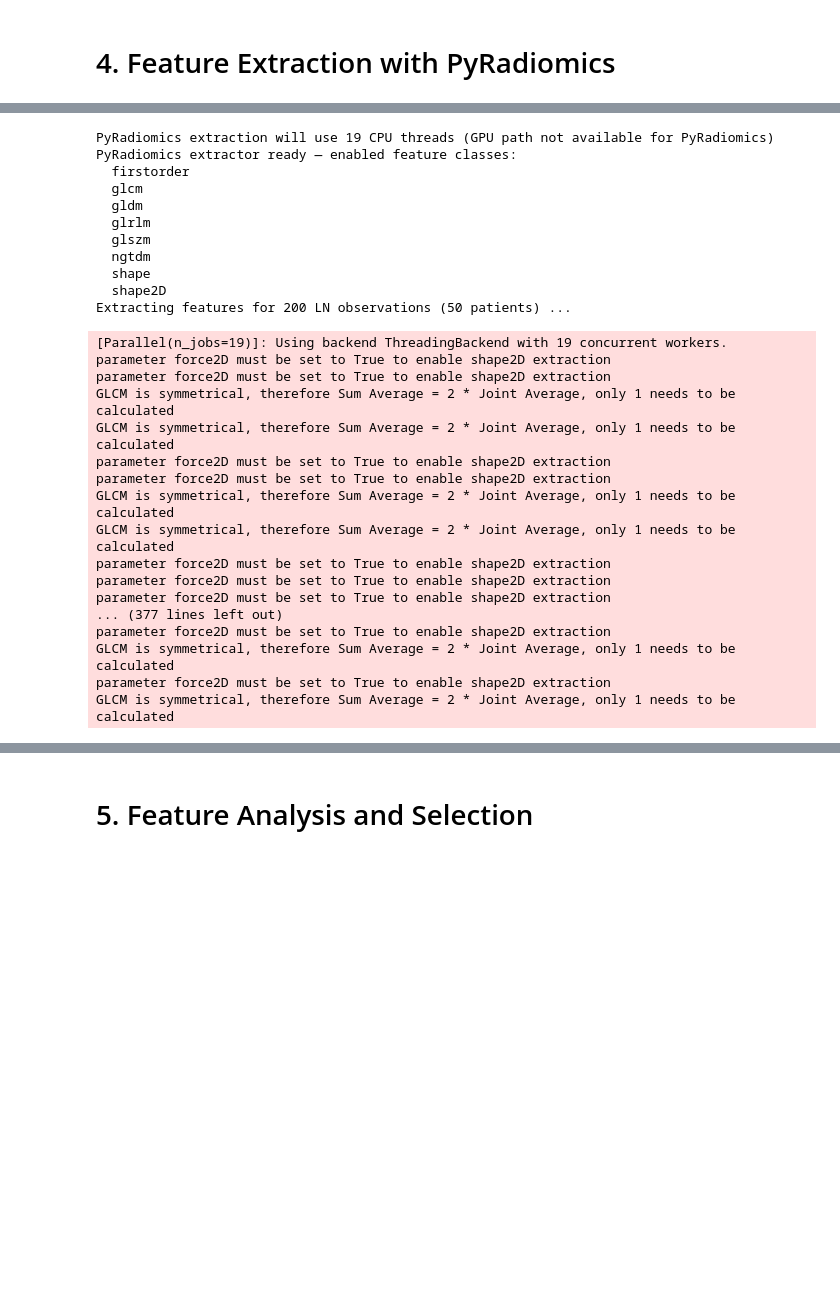
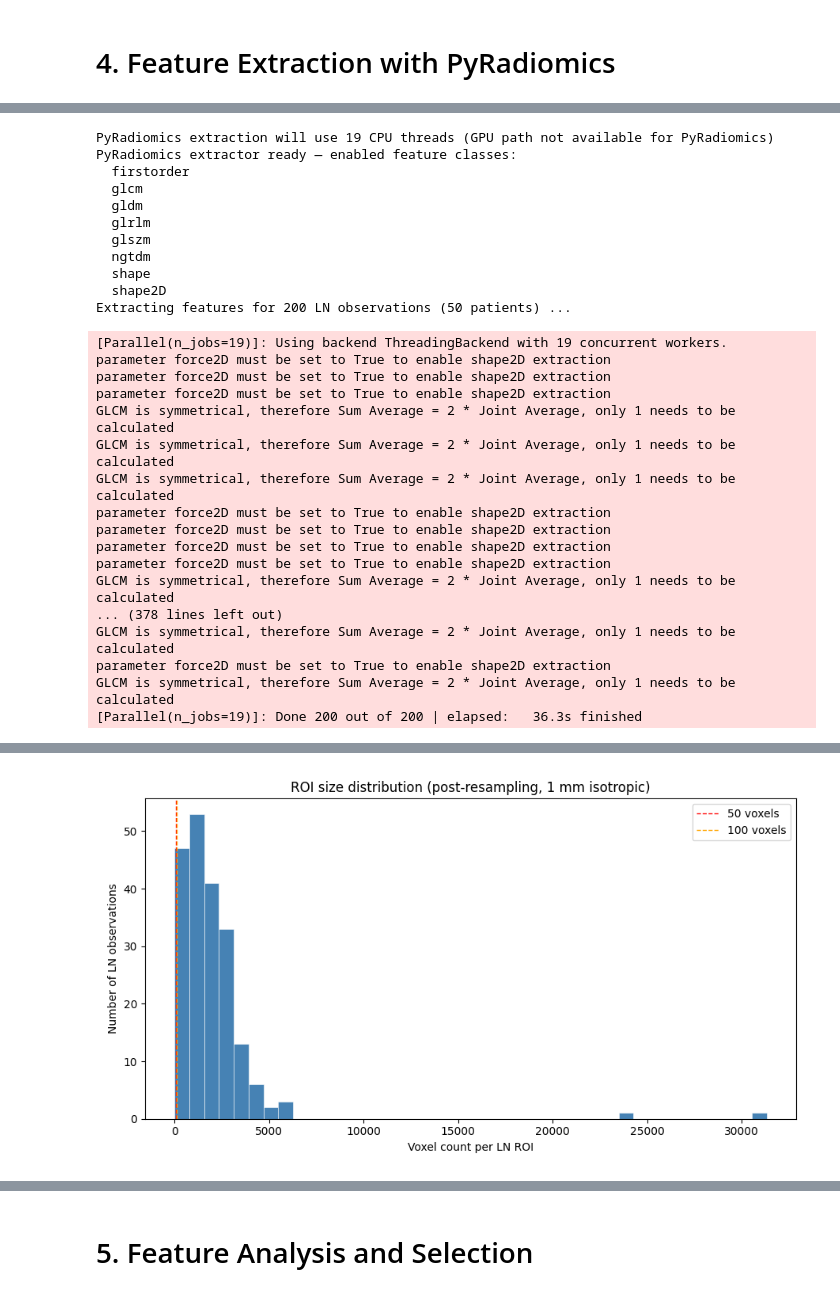
Before and after one commit to ANI-ML/SLN_ML, a Jupyter notebook: radiomics.ipynb, the cells around one changed output, grey strips where cells are left out. Saved outputs shown, nothing was run; the diff lists cells and outputs as text; code cells hidden in the pictures; blank space fills up the shorter version.

```diff
--- a/radiomics.ipynb
+++ b/radiomics.ipynb
@@ -1218,6 +1328,10 @@ def _extract_one(row_dict):
 
     Reads the preprocessed CT + mask from disk so we never hold all 49
     resampled volumes in RAM simultaneously (see Block B caching).
+
+    Returns (feats_or_None, skip_or_None, size_row). `size_row` is always
+    populated so ROI-size QC covers every attempted observation, including
+    skipped / failed ones.
     """
     _ex = featureextractor.RadiomicsFeatureExtractor()
     _ex.enableAllFeatures()
@@ -1230,8 +1344,22 @@ def _extract_one(row_dict):
     mask = sitk.ReadImage(str(mask_path))
     mask_arr = sitk.GetArrayFromImage(mask)
     binary   = (mask_arr == int(row_dict["ln_label"])).astype(np.uint8)
-    if binary.sum() < PYRAD_PARAMS["minimumROISize"]:
-        return None, (pid, row_dict["ln_site"])
+    voxel_count = int(binary.sum())
+    voxel_spacing = mask.GetSpacing()   # (x, y, z) mm
+    voxel_volume_mm3 = float(voxel_spacing[0] * voxel_spacing[1] * voxel_spacing[2])
+    size_row = {
+        "patient_id":       pid,
+        "ln_site":          row_dict["ln_site"],
+        "ln_label":         int(row_dict["ln_label"]),
+        "metastatic":       int(row_dict["metastatic"]),
+        "voxel_count":      voxel_count,
+        "volume_mm3":       voxel_count * voxel_volume_mm3,
+        "voxel_volume_mm3": voxel_volume_mm3,
+    }
+
+    if voxel_count < PYRAD_PARAMS["minimumROISize"]:
+        size_row["status"] = "skipped_too_small"
+        return None, (pid, row_dict["ln_site"]), size_row
 
     bin_mask = sitk.GetImageFromArray(binary)
     bin_mask.CopyInformation(mask)
@@ -1241,7 +1369,8 @@ def _extract_one(row_dict):
         raw_feats = _ex.execute(ct, bin_mask, label=1)
     except Exception as e:
         print(f"    PyRadiomics error ({pid}, label {row_dict['ln_label']}): {e}")
-        return None, (pid, row_dict["ln_site"])
+        size_row["status"] = "failed_extraction"
+        return None, (pid, row_dict["ln_site"]), size_row
 
     feats = {}
     for key, val in raw_feats.items():
@@ -1252,13 +1381,15 @@ def _extract_one(row_dict):
         except Exception:
             pass
     if not feats:
-        return None, (pid, row_dict["ln_site"])
+        size_row["status"] = "failed_no_numeric_features"
+        return None, (pid, row_dict["ln_site"]), size_row
 
     feats["patient_id"] = pid
     feats["ln_site"]    = row_dict["ln_site"]
     feats["ln_label"]   = row_dict["ln_label"]
     feats["metastatic"] = row_dict["metastatic"]
-    return feats, None
+    size_row["status"] = "extracted"
+    return feats, None, size_row
 
 
 row_dicts = valid_rows.to_dict(orient="records")
@@ -1266,8 +1397,9 @@ results = Parallel(
     n_jobs=N_EXTRACT_WORKERS, backend="threading", verbose=5
 )(delayed(_extract_one)(r) for r in row_dicts)
 
-feature_records = [f for f, _ in results if f is not None]
-skipped         = [s for _, s in results if s is not None]
+feature_records = [f for f, _, _ in results if f is not None]
+skipped         = [s for _, s, _ in results if s is not None]
+roi_size_rows   = [sz for _, _, sz in results if sz is not None]
 
 features_df = pd.DataFrame(feature_records)
 
@@ -1289,6 +1421,41 @@ features_df[meta_cols + feat_cols[:5]].head(8)
 features_df.to_csv("radiomics_features.csv", index=False)
 print(f"\nSaved full feature matrix to radiomics_features.csv "
       f"({features_df.shape[0]} obs x {len(feat_cols)} features)")
+
+
+# -- ROI size QC (voxel count per LN) -------------------------
+import matplotlib.pyplot as plt
+
+roi_size_df = pd.DataFrame(roi_size_rows).sort_values(
+    ["patient_id", "ln_site"]).reset_index(drop=True)
+roi_size_df.to_csv("roi_size_report.csv", index=False)
+print(f"\nSaved roi_size_report.csv  ({len(roi_size_df)} rows)")
+
+_vc = roi_size_df["voxel_count"].astype(int)
+_q  = _vc.quantile([0.25, 0.5, 0.75])
+print("\nROI size QC (voxel count per LN, all attempted observations):")
+print(f"  n           : {len(_vc)}")
+print(f"  min         : {int(_vc.min())}")
+print(f"  Q1 / median / Q3 : {int(_q.loc[0.25])} / {int(_q.loc[0.50])} / {int(_q.loc[0.75])}")
+print(f"  max         : {int(_vc.max())}")
+print(f"  < 50 voxels : {int((_vc <  50).sum())}")
+print(f"  < 100 voxels: {int((_vc < 100).sum())}")
+print("\nStatus counts:")
+print(roi_size_df["status"].value_counts().to_string())
+
+# Histogram with <50 / <100 / large-ROI shading
+_fig, _ax = plt.subplots(figsize=(9, 5))
+_ax.hist(_vc, bins=40, color="steelblue", edgecolor="white", linewidth=0.4)
+_ax.axvline(50,  color="red",    linestyle="--", lw=1, label="50 voxels")
+_ax.axvline(100, color="orange", linestyle="--", lw=1, label="100 voxels")
+_ax.set_xlabel("Voxel count per LN ROI")
+_ax.set_ylabel("Number of LN observations")
+_ax.set_title("ROI size distribution (post-resampling, 1 mm isotropic)")
+_ax.legend()
+plt.tight_layout()
+plt.savefig("roi_size_distribution.png", dpi=150)
+plt.show()
+print("Saved roi_size_distribution.png")
 # %% [output]
 PyRadiomics extraction will use 19 CPU threads (GPU path not available for PyRadiomics)
 PyRadiomics extractor ready — enabled feature classes:
@@ -1304,20 +1471,20 @@ Extracting features for 200 LN observations (50 patients) ...
 [Parallel(n_jobs=19)]: Using backend ThreadingBackend with 19 concurrent workers.
 parameter force2D must be set to True to enable shape2D extraction
 parameter force2D must be set to True to enable shape2D extraction
+parameter force2D must be set to True to enable shape2D extraction
 GLCM is symmetrical, therefore Sum Average = 2 * Joint Average, only 1 needs to be calculated
-GLCM is symmetrical, therefore Sum Average = 2 * Joint Average, only 1 needs to be calculated
-parameter force2D must be set to True to enable shape2D extraction
-parameter force2D must be set to True to enable shape2D extraction
 GLCM is symmetrical, therefore Sum Average = 2 * Joint Average, only 1 needs to be calculated
 GLCM is symmetrical, therefore Sum Average = 2 * Joint Average, only 1 needs to be calculated
 parameter force2D must be set to True to enable shape2D extraction
 parameter force2D must be set to True to enable shape2D extraction
 parameter force2D must be set to True to enable shape2D extraction
-... (377 lines left out)
 parameter force2D must be set to True to enable shape2D extraction
+GLCM is symmetrical, therefore Sum Average = 2 * Joint Average, only 1 needs to be calculated
+... (378 lines left out)
 GLCM is symmetrical, therefore Sum Average = 2 * Joint Average, only 1 needs to be calculated
 parameter force2D must be set to True to enable shape2D extraction
 GLCM is symmetrical, therefore Sum Average = 2 * Joint Average, only 1 needs to be calculated
+[Parallel(n_jobs=19)]: Done 200 out of 200 | elapsed:   36.3s finished
 Extracted features from 195 LN observations (49 patients)
 Skipped (label absent or too small): 5
   660496 — L_Retropharyngeal
@@ -1338,0 +1505 @@ Saved full feature matrix to radiomics_features.csv (195 obs x 107 features)
+[figure, added]
```
Also changed, not shown: parts of 10 cells of this notebook, 1 other file.
